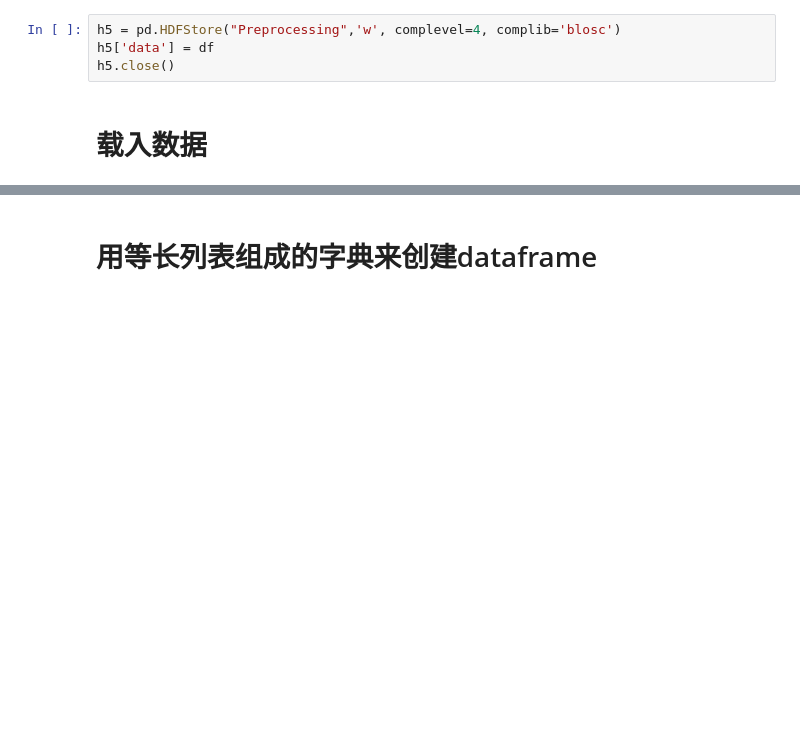
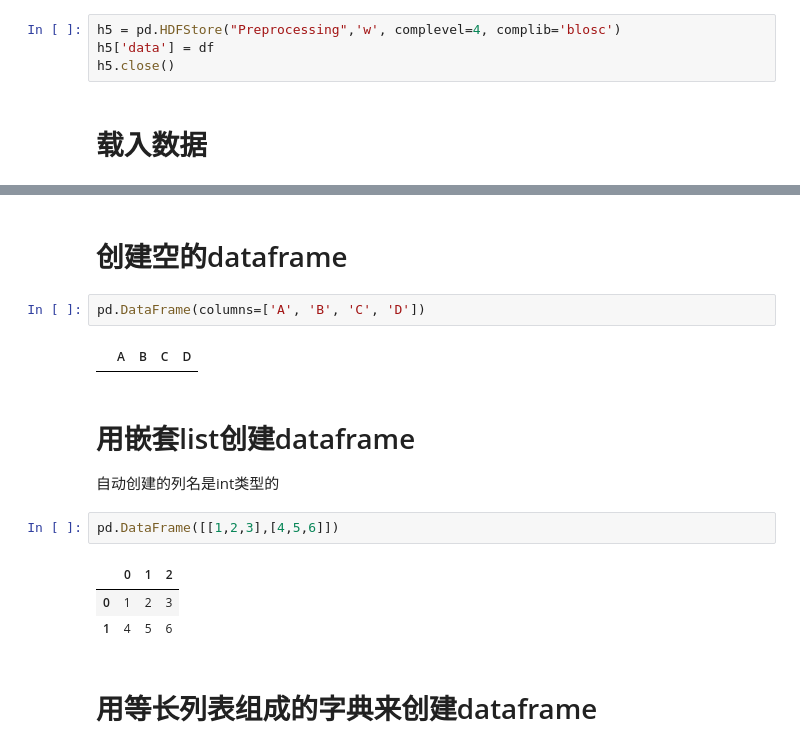
Before and after one commit to 102757017/Foundation-of-in-depth-learning, a Jupyter notebook: 数据预处理-dataframe.ipynb, the cells around one changed output, grey strips where cells are left out. Saved outputs shown, nothing was run; the diff lists cells and outputs as text; blank space fills up the shorter version.

```diff
--- a/数据预处理-dataframe.ipynb
+++ b/数据预处理-dataframe.ipynb
@@ -98,3 +80,18 @@ print(df)
+# %% [markdown]
+# 创建空的dataframe
+# %%
+pd.DataFrame(columns=['A', 'B', 'C', 'D'])
+# %% [output]
+|  | A | B | C | D |
+# %% [markdown]
+# 用嵌套list创建dataframe
+自动创建的列名是int类型的
+# %%
+pd.DataFrame([[1,2,3],[4,5,6]])
+# %% [output]
+|  | 0 | 1 | 2 |
+| 0 | 1 | 2 | 3 |
+| 1 | 4 | 5 | 6 |
 # %% [markdown]
 # 用等长列表组成的字典来创建dataframe
 # %%
```
Also changed, not shown: parts of 10 cells of this notebook.
